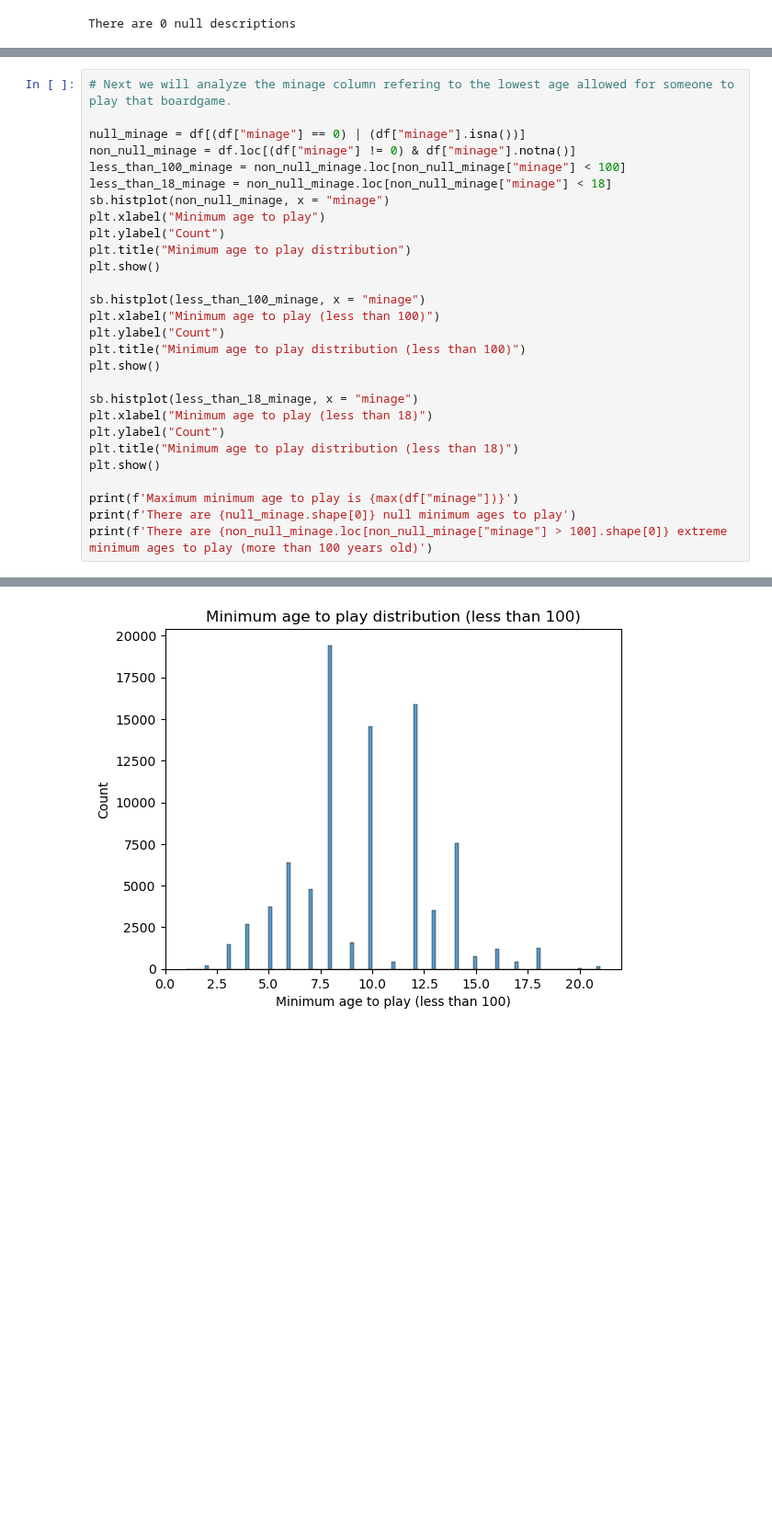
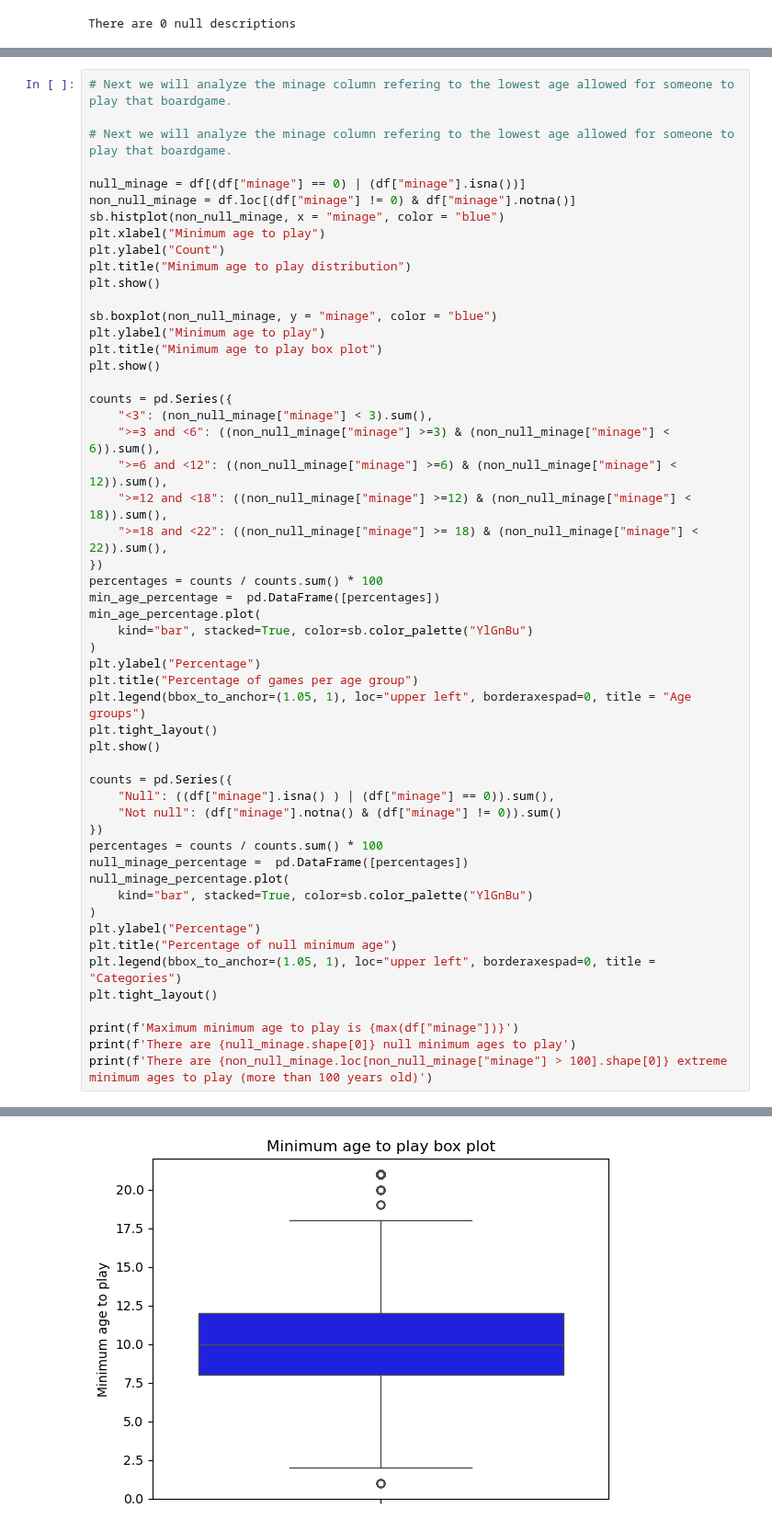
Before and after one commit to LsFaria04/PRI_Board_Games_Search_System, a Jupyter notebook: analysis_after_clean.ipynb, the cells around one changed output, grey strips where cells are left out. Shown at 92% size. Cells and saved outputs as stored; diff of their text form; blank space fills up the shorter version.

```diff
--- a/analysis_after_clean.ipynb
+++ b/analysis_after_clean.ipynb
@@ -124,27 +249,52 @@ There are 262 extreme playing times (more than 1000 minutes)
 # %%
+# Next we will analyze the minage column refering to the lowest age allowed for someone to play that boardgame.
+
 # Next we will analyze the minage column refering to the lowest age allowed for someone to play that boardgame.
 
 null_minage = df[(df["minage"] == 0) | (df["minage"].isna())]
 non_null_minage = df.loc[(df["minage"] != 0) & df["minage"].notna()]
-less_than_100_minage = non_null_minage.loc[non_null_minage["minage"] < 100]
-less_than_18_minage = non_null_minage.loc[non_null_minage["minage"] < 18]
-sb.histplot(non_null_minage, x = "minage")
+sb.histplot(non_null_minage, x = "minage", color = "blue")
 plt.xlabel("Minimum age to play")
 plt.ylabel("Count")
 plt.title("Minimum age to play distribution")
 plt.show()
 
-sb.histplot(less_than_100_minage, x = "minage")
-plt.xlabel("Minimum age to play (less than 100)")
-plt.ylabel("Count")
-plt.title("Minimum age to play distribution (less than 100)")
+sb.boxplot(non_null_minage, y = "minage", color = "blue")
+plt.ylabel("Minimum age to play")
+plt.title("Minimum age to play box plot")
 plt.show()
 
-sb.histplot(less_than_18_minage, x = "minage")
-plt.xlabel("Minimum age to play (less than 18)")
-plt.ylabel("Count")
-plt.title("Minimum age to play distribution (less than 18)")
+counts = pd.Series({
+    "<3": (non_null_minage["minage"] < 3).sum(),
+    ">=3 and <6": ((non_null_minage["minage"] >=3) & (non_null_minage["minage"] < 6)).sum(),
+    ">=6 and <12": ((non_null_minage["minage"] >=6) & (non_null_minage["minage"] < 12)).sum(),
+    ">=12 and <18": ((non_null_minage["minage"] >=12) & (non_null_minage["minage"] < 18)).sum(),
+    ">=18 and <22": ((non_null_minage["minage"] >= 18) & (non_null_minage["minage"] < 22)).sum(),
+})
+percentages = counts / counts.sum() * 100
+min_age_percentage =  pd.DataFrame([percentages])
+min_age_percentage.plot(
+    kind="bar", stacked=True, color=sb.color_palette("YlGnBu")
+)
+plt.ylabel("Percentage")
+plt.title("Percentage of games per age group")
+plt.legend(bbox_to_anchor=(1.05, 1), loc="upper left", borderaxespad=0, title = "Age groups")
+plt.tight_layout()
 plt.show()
+
+counts = pd.Series({
+    "Null": ((df["minage"].isna() ) | (df["minage"] == 0)).sum(),
+    "Not null": (df["minage"].notna() & (df["minage"] != 0)).sum()
+})
+percentages = counts / counts.sum() * 100
+null_minage_percentage =  pd.DataFrame([percentages])
+null_minage_percentage.plot(
+    kind="bar", stacked=True, color=sb.color_palette("YlGnBu")
+)
+plt.ylabel("Percentage")
+plt.title("Percentage of null minimum age")
+plt.legend(bbox_to_anchor=(1.05, 1), loc="upper left", borderaxespad=0, title = "Categories")
+plt.tight_layout()
 
 print(f'Maximum minimum age to play is {max(df["minage"])}')
 print(f'There are {null_minage.shape[0]} null minimum ages to play')
@@ -154 +304 @@ print(f'There are {non_null_minage.loc[non_null_minage["minage"] > 100].shape[0]
-[figure, old version]
+[figure, new version]
```
Also changed, not shown: parts of 7 cells of this notebook, 3 other files.
